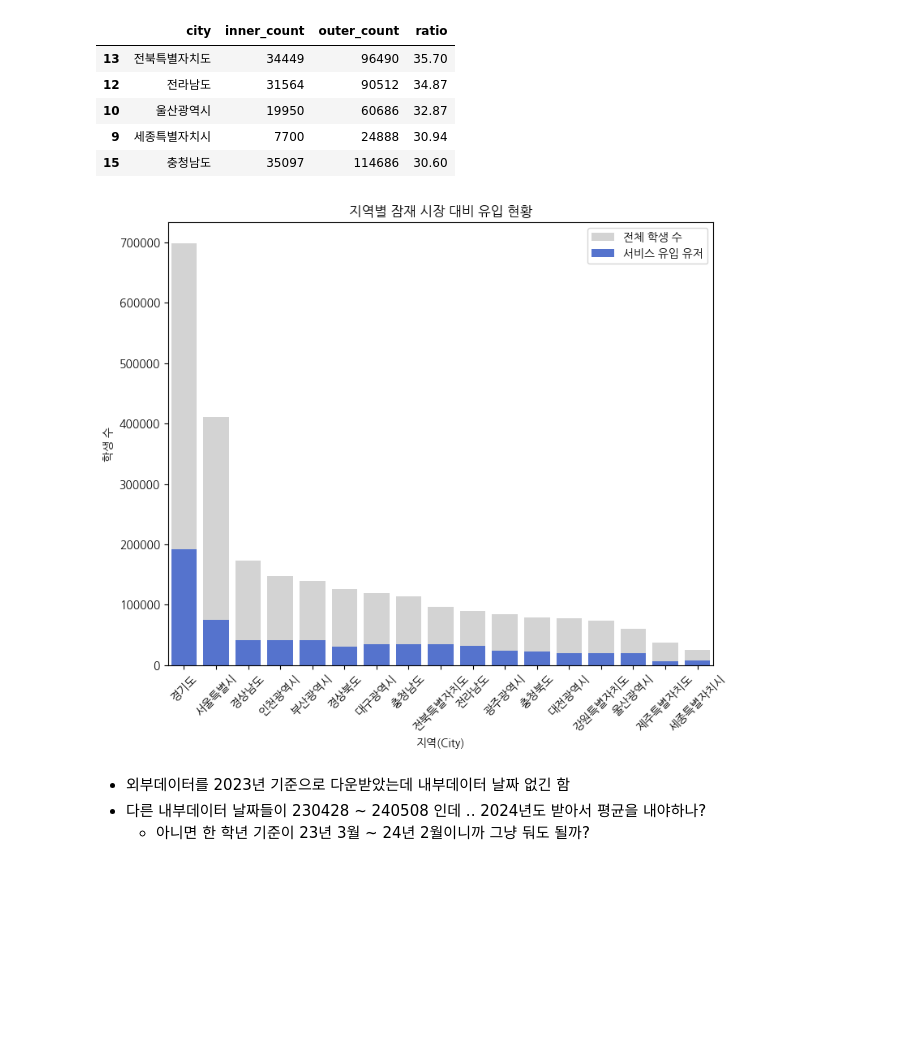
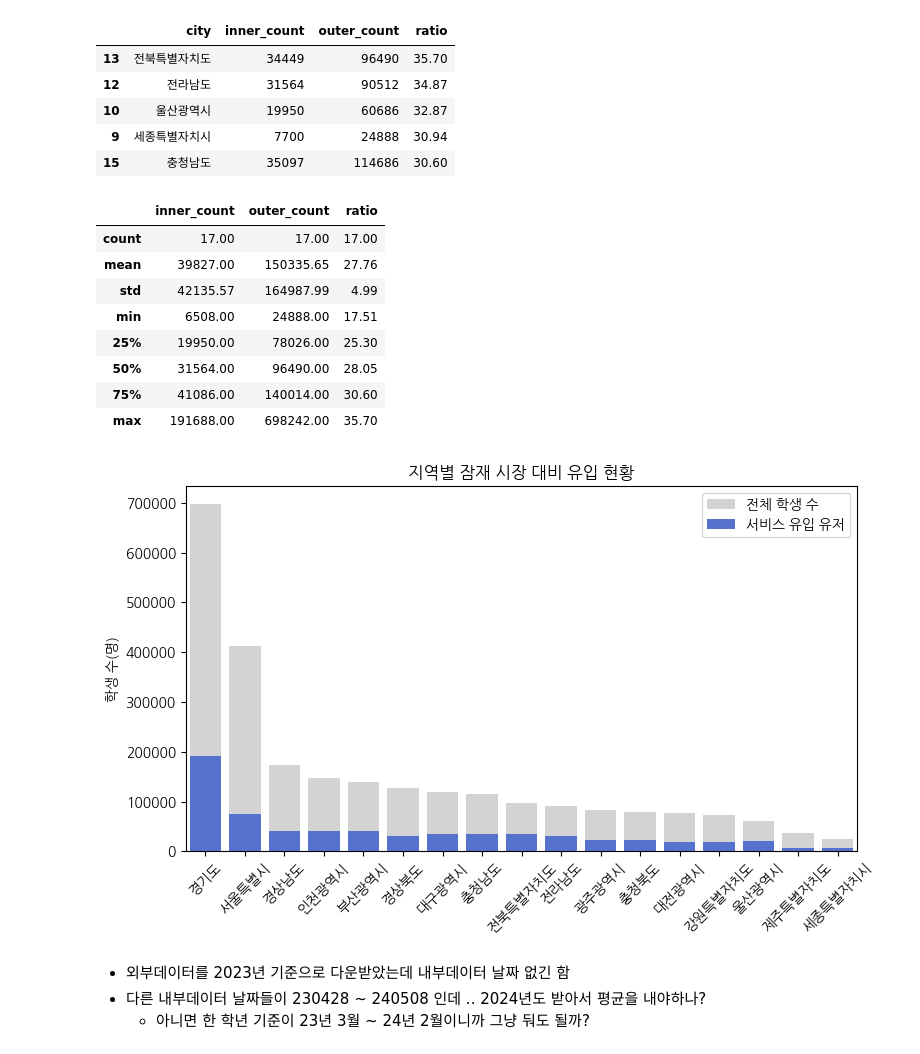
Before and after one commit to EtheriumArchive/Codeit_project, a Jupyter notebook: analysis_damyeon_v3.ipynb, the cells around one changed output. Saved outputs shown, nothing was run; the diff lists cells and outputs as text; code cells hidden in the pictures; blank space fills up the shorter version.

```diff
--- a/analysis_damyeon_v3.ipynb
+++ b/analysis_damyeon_v3.ipynb
@@ -605,42 +667,54 @@ total_school_city_count.head()
 | 10 | 울산광역시 | 19950 | 60686 | 32.87 |
 | 9 | 세종특별자치시 | 7700 | 24888 | 30.94 |
 | 15 | 충청남도 | 35097 | 114686 | 30.60 |
+# %%
+total_school_city_count.describe()
+# %% [output]
+|  | inner_count | outer_count | ratio |
+| count | 17.00 | 17.00 | 17.00 |
+| mean | 39827.00 | 150335.65 | 27.76 |
+| std | 42135.57 | 164987.99 | 4.99 |
+| min | 6508.00 | 24888.00 | 17.51 |
+| 25% | 19950.00 | 78026.00 | 25.30 |
+| 50% | 31564.00 | 96490.00 | 28.05 |
+| 75% | 41086.00 | 140014.00 | 30.60 |
+| max | 191688.00 | 698242.00 | 35.70 |
 # %%
 count_sorted = total_school_city_count.sort_values('outer_count', ascending=False)
 city_order = count_sorted['city'].tolist()
 
-plt.figure(figsize=(8, 7))
+plt.figure(figsize=(8, 5))
 
 # 외부 데이터 (배경 - 연한 색)
 sns.barplot(
     data=count_sorted,
     x='city',
     y='outer_count',
     order=city_order,
     color='lightgrey',
     label='전체 학생 수',
     errorbar=None)
 
 # 내부 데이터 (앞쪽 - 강조 색)
 sns.barplot(
     data=count_sorted,
     x='city',
     y='inner_count',
     order=city_order,
     color='royalblue',
     label='서비스 유입 유저',
     errorbar=None)
 
 plt.title('지역별 잠재 시장 대비 유입 현황',)
-plt.xlabel('지역(City)')
-plt.ylabel('학생 수')
+plt.xlabel('')
+plt.ylabel('학생 수(명)')
 plt.xticks(rotation=45)
 plt.legend()
 
 plt.tight_layout()
 plt.show()
 # %% [output]
-[figure, old version]
+[figure, new version]
 # %% [markdown]
 - 외부데이터를 2023년 기준으로 다운받았는데 내부데이터 날짜 없긴 함
 - 다른 내부데이터 날짜들이 230428 ~ 240508 인데 .. 2024년도 받아서 평균을 내야하나?
```
Also changed, not shown: parts of 10 cells of this notebook.
